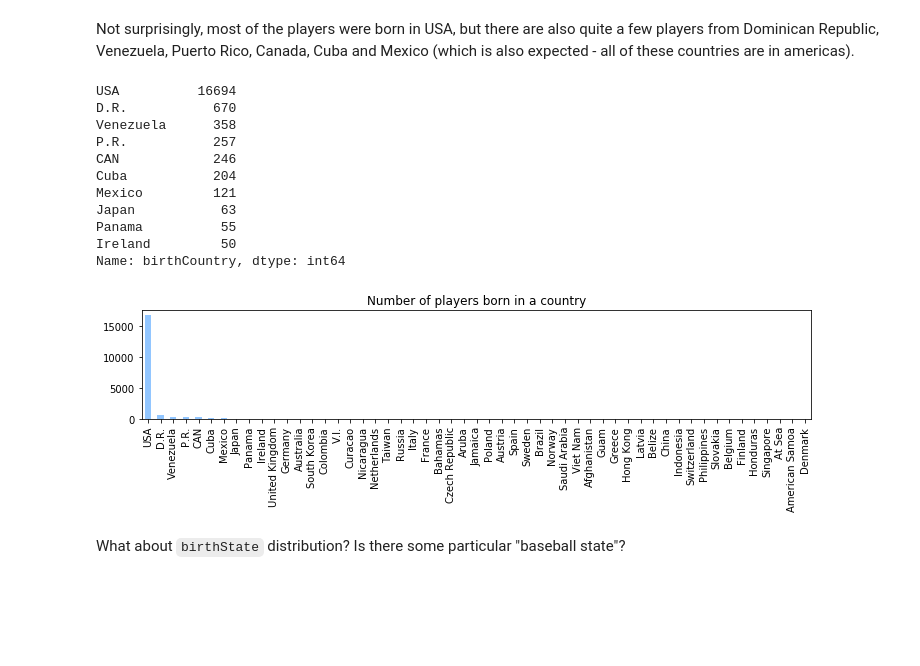
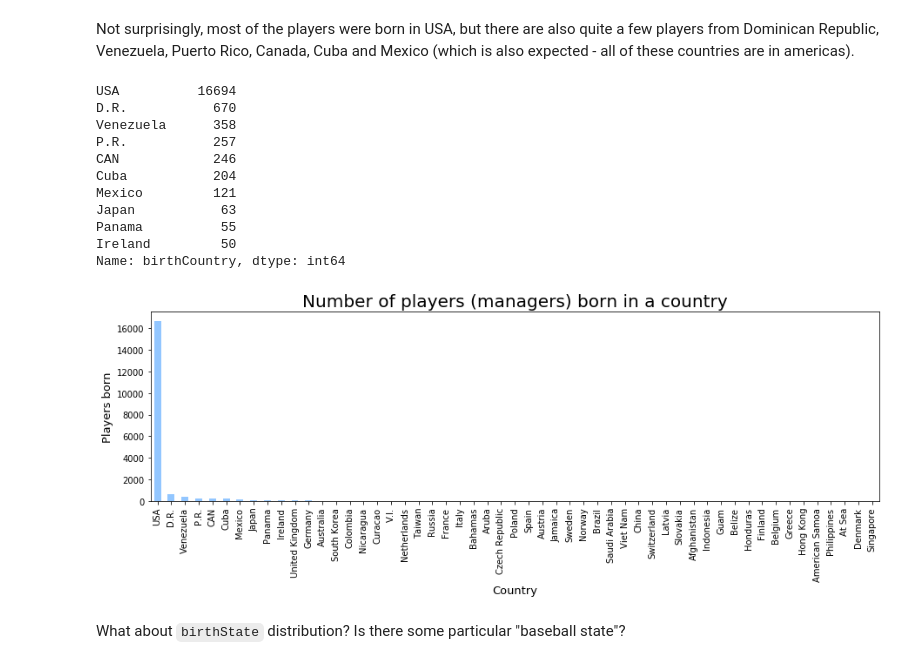
Before and after one commit to rshest/data-analyst-projects, a Jupyter notebook: p2.investigate-a-dataset/p2.investigate-a-dataset.ipynb, the cells around one changed output. Drawn from its saved outputs; the diff is of its cells as text; code cells hidden in the pictures; blank space fills up the shorter version.

Commit message:
feat: P2 - add axis labels and plot titles, also conclusion

```diff
--- a/p2.investigate-a-dataset/p2.investigate-a-dataset.ipynb
+++ b/p2.investigate-a-dataset/p2.investigate-a-dataset.ipynb
@@ -202,21 +202,26 @@ Not surprisingly, most of the players were born in USA, but there are also quite
 # %%
 mpl.style.use('seaborn-pastel')
 country_counts = MASTER['birthCountry'].value_counts()
-country_counts.plot(kind='bar', figsize=(12, 2), title='Number of players born in a country')
+
+plt.figure()
+ax = country_counts.plot(kind='bar', figsize=(15, 4))
+plt.xlabel('Country', fontsize=13)
+plt.ylabel('Players born', fontsize=13)
+plt.title('Number of players (managers) born in a country', fontsize=20)
 country_counts.head(10)
 # %% [output]
 USA          16694
 D.R.           670
 Venezuela      358
 P.R.           257
 CAN            246
 Cuba           204
 Mexico         121
 Japan           63
 Panama          55
 Ireland         50
 Name: birthCountry, dtype: int64
-[figure, old version]
+[figure, new version]
 # %% [markdown]
 What about `birthState` distribution? Is there some particular "baseball state"?
 # %%
```
Also changed, not shown: parts of 6 cells of this notebook, 1 other file.
